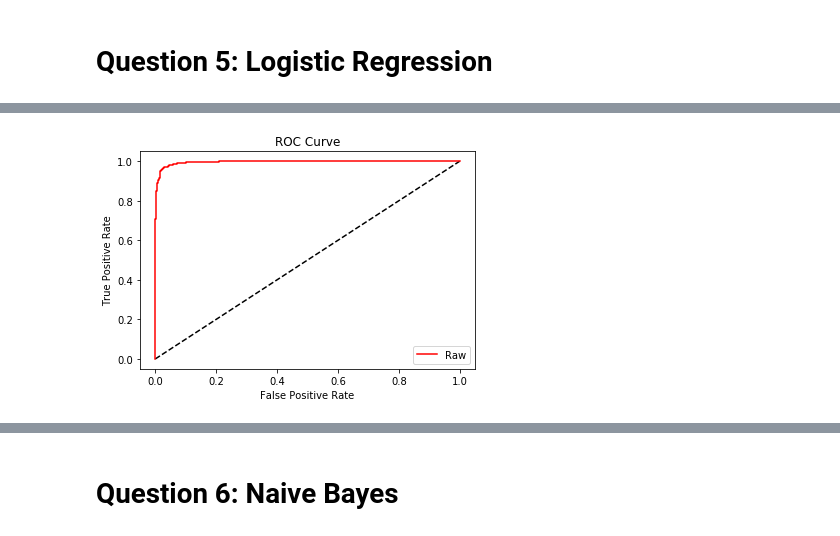
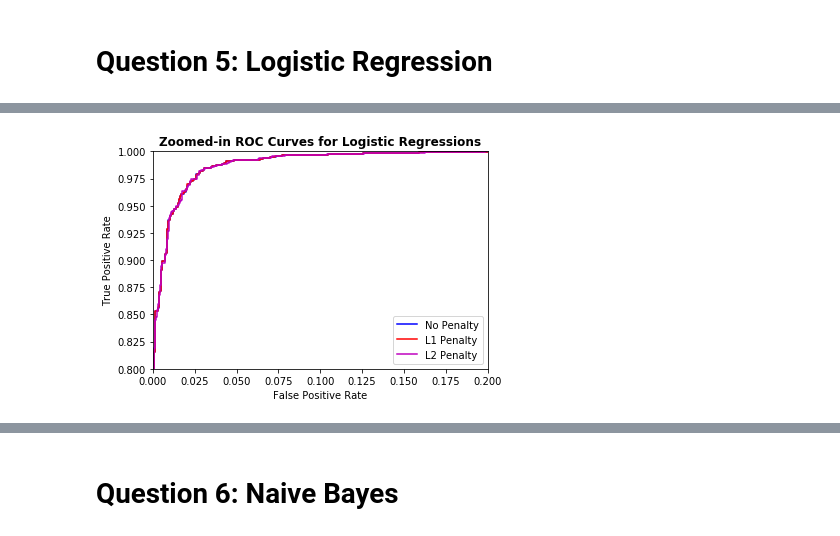
Before and after one commit to yuhaoyin/UCLA-20W-ECE219-LargeScaleDataMining, a Jupyter notebook: project1-classification/project1_code.ipynb, the cells around one changed output, grey strips where cells are left out. Saved outputs shown, nothing was run; the diff lists cells and outputs as text; code cells hidden in the pictures.

```diff
--- a/project1-classification/project1_code.ipynb
+++ b/project1-classification/project1_code.ipynb
@@ -293,7 +278,7 @@ plt.show()
 from sklearn.linear_model import LogisticRegression
 
 # without regularization
-logistic_raw = LogisticRegression(penalty='none', solver='newton-cg')
+logistic_raw = LogisticRegression(C=10**15, solver='newton-cg')
 logistic_raw.fit(X_train_LSI, Y_train_binary)
 
 Y_test_label_logistic = logistic_raw.predict(X_test_LSI)
@@ -314,0 +325,12 @@ f1_score: 0.9665101721439748
+# %%
+logistic_l1_best = LogisticRegression(penalty='l1', C=logistic_l1_cv.best_params_['C'], solver='liblinear')
+logistic_l1_best.fit(X_train_LSI, Y_train_binary)
+
+Y_test_label_logisticl1 = logistic_l1_best.predict(X_test_LSI)
+Y_test_prob_logisticl1 = logistic_l1_best.decision_function(X_test_LSI)
+
+print('confusion_matrix:\n', confusion_matrix(Y_test_binary, Y_test_label_logisticl1))
+print('accuracy:', accuracy_score(Y_test_binary, Y_test_label_logisticl1))
+print('recall:', recall_score(Y_test_binary, Y_test_label_logisticl1))
+print('precision:', precision_score(Y_test_binary, Y_test_label_logisticl1))
+print('f1_score:', f1_score(Y_test_binary, Y_test_label_logisticl1))
@@ -314,0 +371,12 @@ f1_score: 0.9665101721439748
+# %%
+logistic_l2_best = LogisticRegression(penalty='l2', C=logistic_l2_cv.best_params_['C'], solver='newton-cg')
+logistic_l2_best.fit(X_train_LSI, Y_train_binary)
+
+Y_test_label_logisticl2 = logistic_l2_best.predict(X_test_LSI)
+Y_test_prob_logisticl2 = logistic_l2_best.decision_function(X_test_LSI)
+
+print('confusion_matrix:\n', confusion_matrix(Y_test_binary, Y_test_label_logisticl2))
+print('accuracy:', accuracy_score(Y_test_binary, Y_test_label_logisticl2))
+print('recall:', recall_score(Y_test_binary, Y_test_label_logisticl2))
+print('precision:', precision_score(Y_test_binary, Y_test_label_logisticl2))
+print('f1_score:', f1_score(Y_test_binary, Y_test_label_logisticl2))
@@ -315,13 +400,19 @@ f1_score: 0.9665101721439748
 # %%
 fpr_logistic, tpr_logistic, _ = roc_curve(Y_test_binary, Y_test_prob_logistic)
+fpr_logisticl1, tpr_logisticl1, _ = roc_curve(Y_test_binary, Y_test_prob_logisticl1)
+fpr_logisticl2, tpr_logisticl2, _ = roc_curve(Y_test_binary, Y_test_prob_logisticl2)
 
-plt.figure(1)
 plt.plot([0, 1], [0, 1], 'k--')
-plt.plot(fpr_logistic, tpr_logistic, label = 'Raw', color = 'r')
+plt.plot(fpr_logistic, tpr_logistic, label = 'No Penalty', color = 'b')
+plt.plot(fpr_logisticl1, tpr_logisticl1, label = 'L1 Penalty', color = 'r')
+plt.plot(fpr_logisticl2, tpr_logisticl2, label = 'L2 Penalty', color = 'm')
 plt.xlabel('False Positive Rate')
 plt.ylabel('True Positive Rate')
-plt.title('ROC Curve')
-plt.legend(loc='best')
+plt.title('Zoomed-in ROC Curves for Logistic Regressions', fontweight='bold')
+plt.xlim(0,0.2)
+plt.ylim(0.8,1)
+plt.legend(loc='lower right')
 plt.show()
+# plt.savefig('ROC_LRs_detail.png')
 # %% [output]
-[figure, old version]
+[figure, new version]
```
Also changed, not shown: parts of 52 cells of this notebook, 1 other file.
